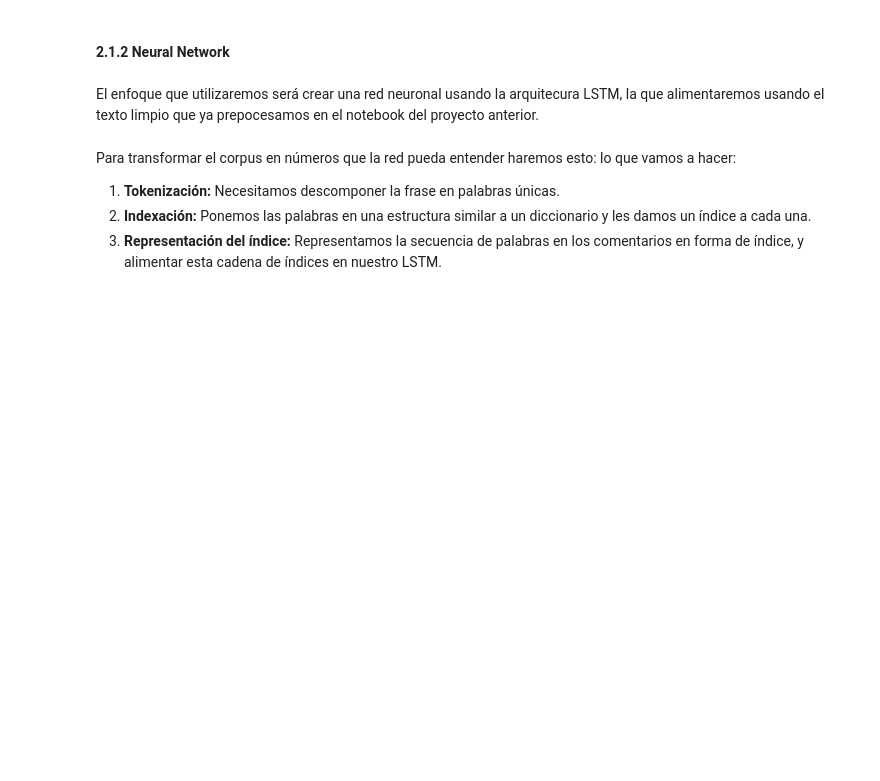
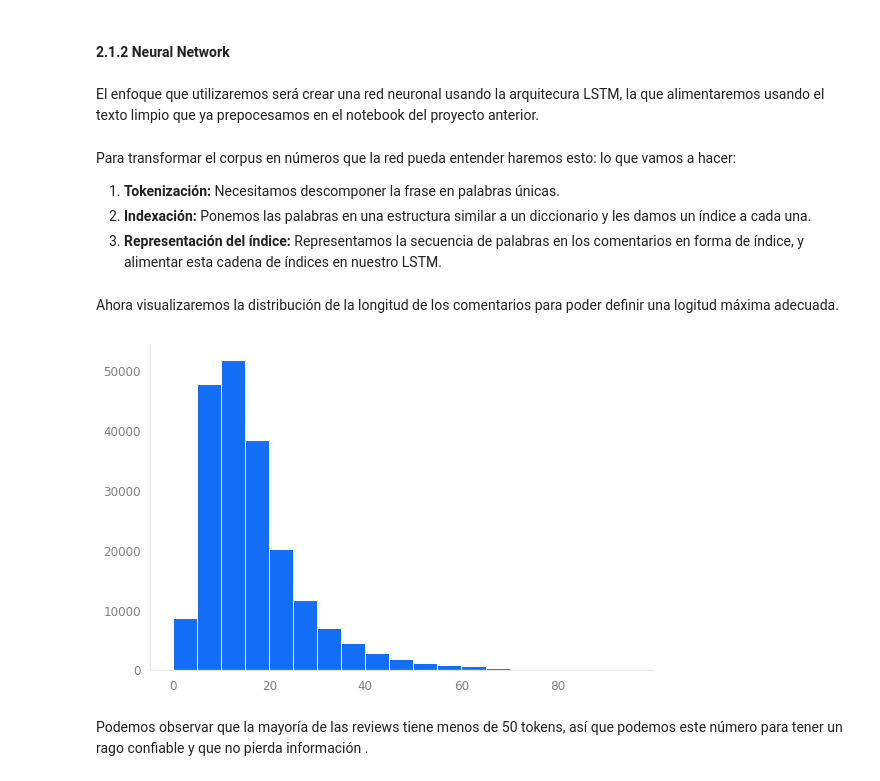
Before and after one commit to dewith/reviews-polarity, a Jupyter notebook: P4_polarity.ipynb, the cells around one changed output. Saved outputs shown, nothing was run; the diff lists cells and outputs as text; code cells hidden in the pictures; blank space fills up the shorter version.

```diff
--- a/P4_polarity.ipynb
+++ b/P4_polarity.ipynb
@@ -223,0 +228,19 @@ Para transformar el corpus en números que la red pueda entender haremos esto: l
+# %%
+# Definimos el número máximo de features como 5000 porque fue la cantidad con mejores resultados
+max_features = 5000
+tokenizer = Tokenizer(num_words=max_features)
+tokenizer.fit_on_texts(list(list_sentences_train))
+
+list_tokenized_train = tokenizer.texts_to_sequences(list_sentences_train)
+list_tokenized_dev = tokenizer.texts_to_sequences(list_sentences_dev)
+list_tokenized_test = tokenizer.texts_to_sequences(list_sentences_test)
+# %% [markdown]
+Ahora visualizaremos la distribución de la longitud de los comentarios para poder definir una logitud máxima adecuada.
+# %%
+totalNumWords = [len(one_comment) for one_comment in list_tokenized_train]
+plt.hist(totalNumWords,bins = np.arange(0,100,5))
+plt.show()
+# %% [output]
+[figure, added]
+# %% [markdown]
+Podemos observar que la mayoría de las reviews tiene menos de 50 tokens, así que podemos este número para tener un rago confiable y que no pierda información .
```
Also changed, not shown: parts of 25 cells of this notebook.
